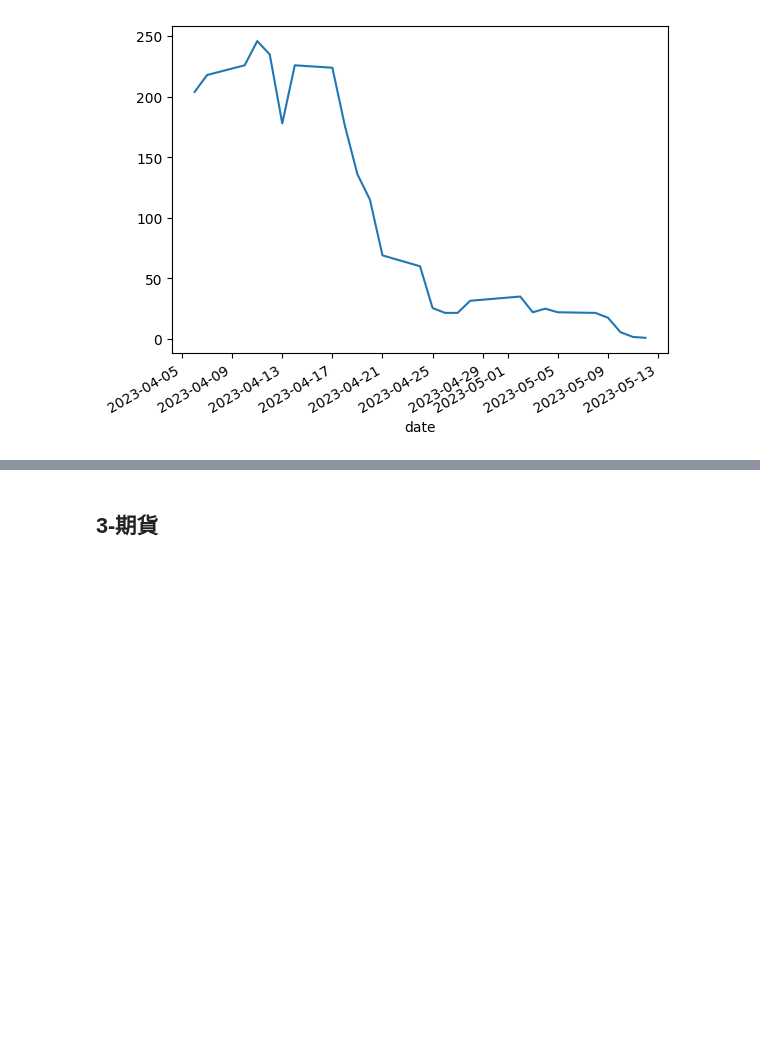
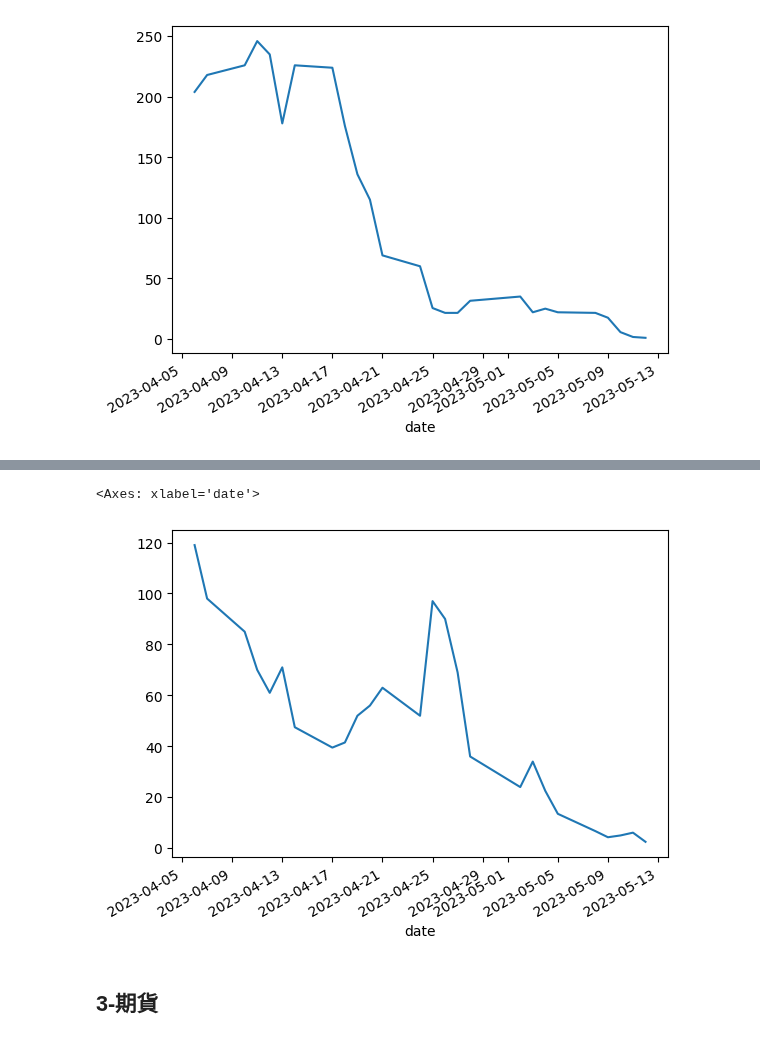
Before and after one commit to webclinic017/trade-backtest, a Jupyter notebook: 0-viz/viz1_data1_finmind_stock_option_future.ipynb, the cells around one changed output, grey strips where cells are left out. Saved outputs shown, nothing was run; the diff lists cells and outputs as text; code cells hidden in the pictures; blank space fills up the shorter version.

```diff
--- a/0-viz/viz1_data1_finmind_stock_option_future.ipynb
+++ b/0-viz/viz1_data1_finmind_stock_option_future.ipynb
@@ -174,3 +186,8 @@ df2['Close'].plot()
+# %%
+df4['Close'].plot()
+# %% [output]
+<Axes: xlabel='date'>
+[figure, added]
 # %% [markdown]
 ## 3-期貨
 # %% [markdown]
```
Also changed, not shown: parts of 10 cells of this notebook.
